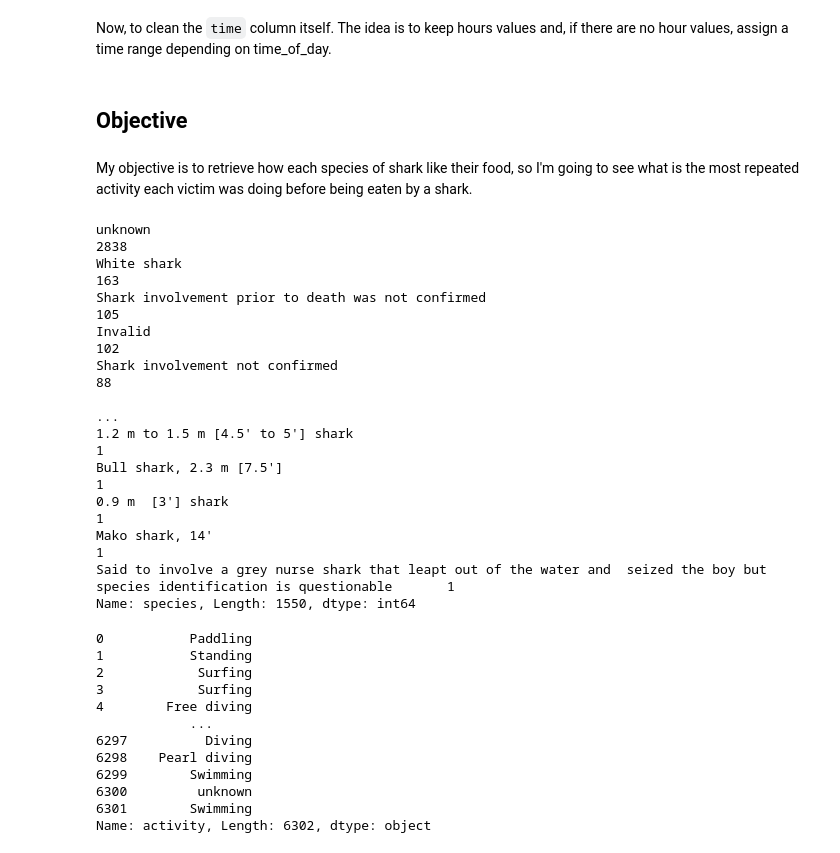
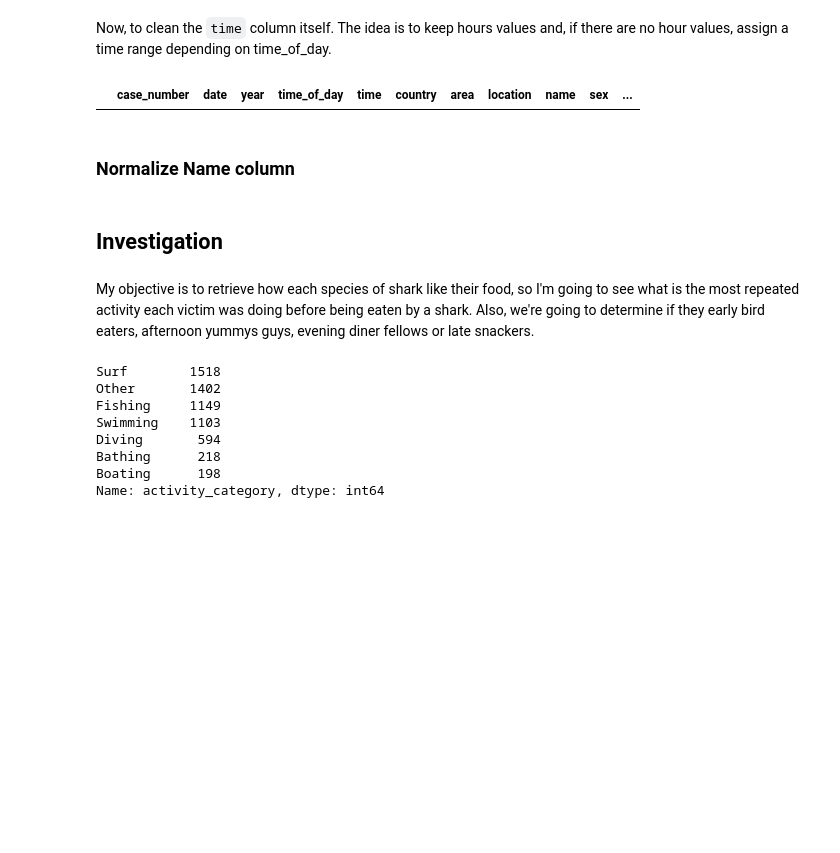
Before and after one commit to Kohkitos/data-cleaning-sharks, a Jupyter notebook: code/sharks.ipynb, the cells around one changed output. Saved outputs shown, nothing was run; the diff lists cells and outputs as text; code cells hidden in the pictures; blank space fills up the shorter version.

Commit message:
Time column normalized

```diff
--- a/code/sharks.ipynb
+++ b/code/sharks.ipynb
@@ -895,34 +916,23 @@ Now, to clean the `time` column itself. The idea is to keep hours values and, if
+# %%
+# check if it worked
+
+df[(df.time == 'unknown') & (df.time_of_day != 'unknown')]
+# %% [output]
+|  | case_number | date | year | time_of_day | time | country | area | location | name | sex | ... |
+# %% [markdown]
+### Normalize Name column
 # %% [markdown]
-## Objective
+## Investigation
 # %% [markdown]
-My objective is to retrieve how each species of shark like their food, so I'm going to see what is the most repeated activity each victim was doing before being eaten by a shark.
+My objective is to retrieve how each species of shark like their food, so I'm going to see what is the most repeated activity each victim was doing before being eaten by a shark. Also, we're going to determine if they early bird eaters, afternoon yummys guys, evening diner fellows or late snackers.
-# %%
-df.species.value_counts()
-# %% [output]
-unknown                                                                                                                          2838
-White shark                                                                                                                       163
-Shark involvement prior to death was not confirmed                                                                                105
-Invalid                                                                                                                           102
-Shark involvement not confirmed                                                                                                    88
-                                                                                                                                 ...
-1.2 m to 1.5 m [4.5' to 5'] shark                                                                                                   1
-Bull shark, 2.3 m [7.5']                                                                                                            1
-0.9 m  [3'] shark                                                                                                                   1
-Mako shark, 14'                                                                                                                     1
-Said to involve a grey nurse shark that leapt out of the water and  seized the boy but species identification is questionable       1
-Name: species, Length: 1550, dtype: int64
 # %%
-df.activity
+df.activity_category.value_counts()
 # %% [output]
-0           Paddling
-1           Standing
-2            Surfing
-3            Surfing
-4        Free diving
-            ...
-6297          Diving
-6298    Pearl diving
-6299        Swimming
-6300         unknown
-6301        Swimming
-Name: activity, Length: 6302, dtype: object
+Surf        1518
+Other       1402
+Fishing     1149
+Swimming    1103
+Diving       594
+Bathing      218
+Boating      198
+Name: activity_category, dtype: int64
```
Also changed, not shown: parts of 4 cells of this notebook, 1 other file.
